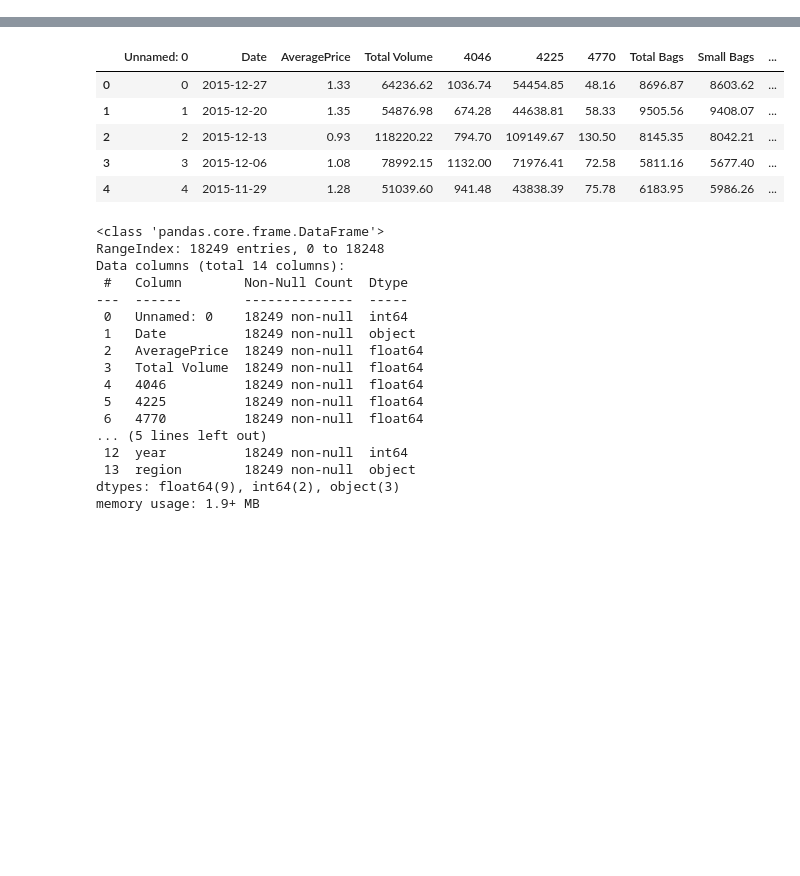
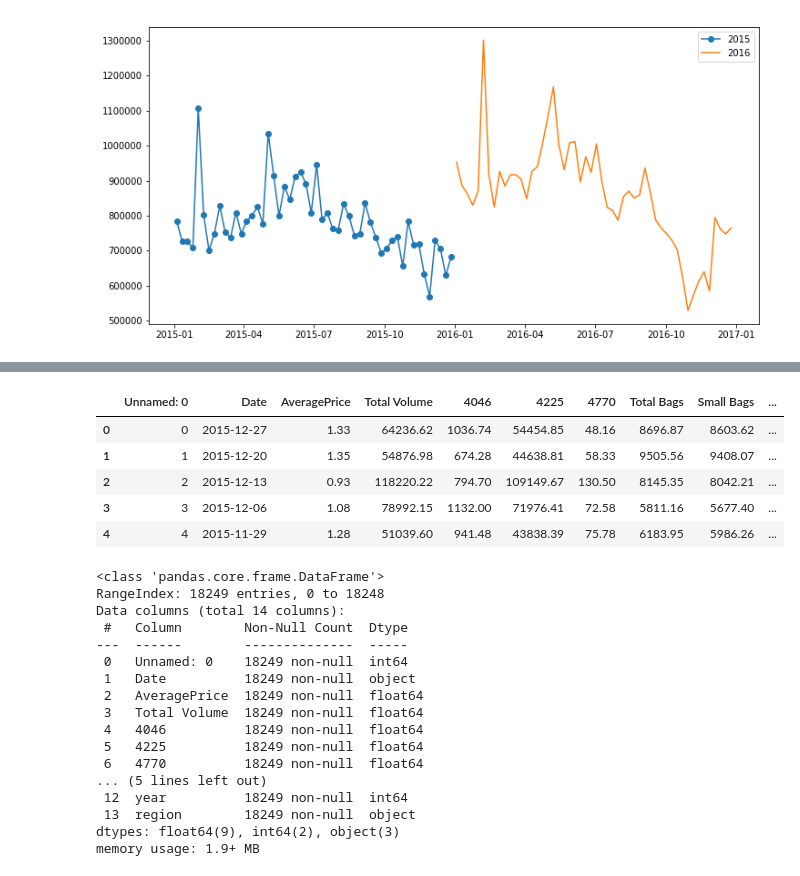
Before and after one commit to raquelcreis/CastoresIndomaveis, a Jupyter notebook: notebooks/aula005_matplotlib.ipynb, the cells around one changed output, grey strips where cells are left out. Saved outputs shown, nothing was run; the diff lists cells and outputs as text; code cells hidden in the pictures; blank space fills up the shorter version.

```diff
--- a/notebooks/aula005_matplotlib.ipynb
+++ b/notebooks/aula005_matplotlib.ipynb
@@ -3,3 +3,33 @@ import matplotlib.pyplot as plt
 import pandas as pd
 # %%
 df = pd.read_csv('../data/avocado.csv')
+# %%
+dados15 = (
+    df.loc[:,['Date','year','Total Volume']]
+    .assign(Date = lambda x: pd.to_datetime(x.Date))
+    .query('year == 2015')
+    .sort_values('Date')
+    .drop('year',axis=1)
+    .groupby('Date')
+    .mean()
+
+)
+
+dados16 = (
+    df.loc[:,['Date','year','Total Volume']]
+    .assign(Date = lambda x: pd.to_datetime(x.Date))
+    .query('year == 2016')
+    .sort_values('Date',ascending=False)
+    .drop('year',axis=1)
+    .groupby('Date',sort=False)
+    .mean()
+
+)
+# %%
+plt.figure(figsize=(12,6))
+plt.plot(dados15['Total Volume'],marker='o',label='2015')
+plt.plot(dados16['Total Volume'],color='tab:orange',label='2016')
+plt.legend()
+plt.show()
+# %% [output]
+[figure, added]
```
Also changed, not shown: parts of 10 cells of this notebook, 3 other files.
